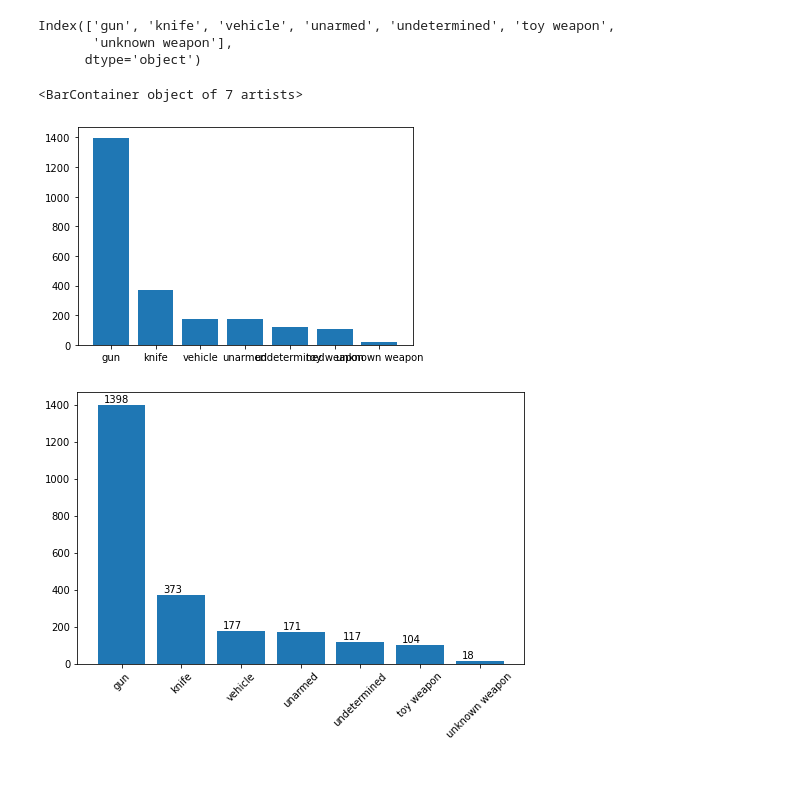
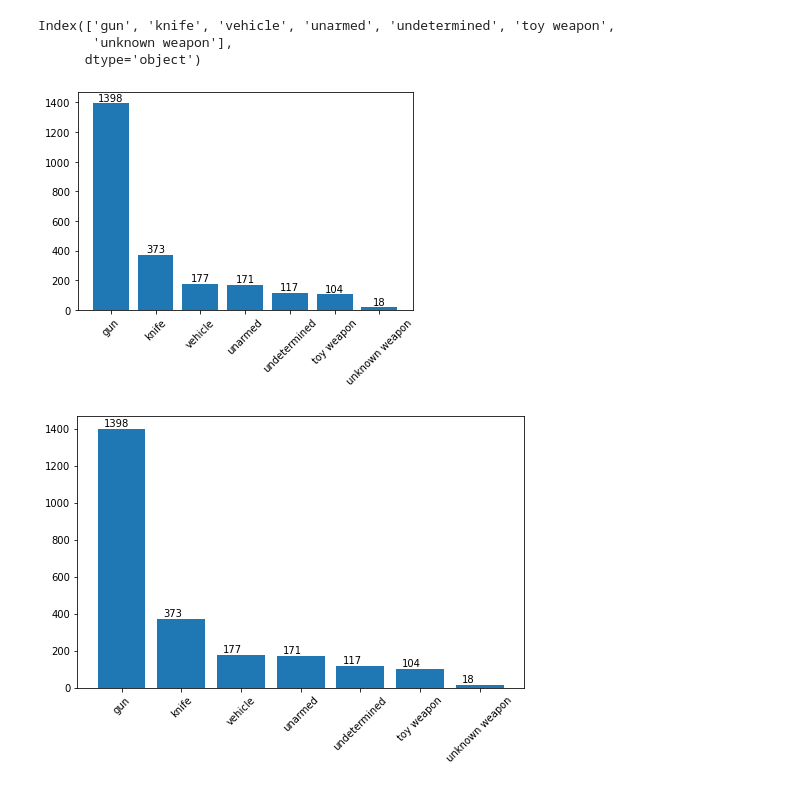
Before and after one commit to yasir5008/DS_-_ITF_Just_Working_Directory, a Jupyter notebook: DS_projects/DS_Assignments/DVwPY_Assignment_1_student.ipynb, the cells around one changed output. Cells and saved outputs as stored; diff of their text form; code cells hidden in the pictures.

```diff
--- a/DS_projects/DS_Assignments/DVwPY_Assignment_1_student.ipynb
+++ b/DS_projects/DS_Assignments/DVwPY_Assignment_1_student.ipynb
@@ -103,12 +104,16 @@ guns
 Index(['gun', 'knife', 'vehicle', 'unarmed', 'undetermined', 'toy weapon',
        'unknown weapon'],
       dtype='object')
-# %%
-plt.bar(guns,cnt_guns)
-plt.show()
-# %% [output]
-<BarContainer object of 7 artists>
-[figure, removed]
+# %%
+
+plt.bar(guns,cnt_guns)
+for i in range(len(guns)):
+    plt.text(i,cnt_guns[i], cnt_guns[i],ha='center',va='bottom')
+
+plt.xticks(rotation=45)
+plt.show()
+# %% [output]
+[figure, added]
 # %%
 # with matplotlib
 # %% [output]
```
Also changed, not shown: parts of 3 cells of this notebook.
